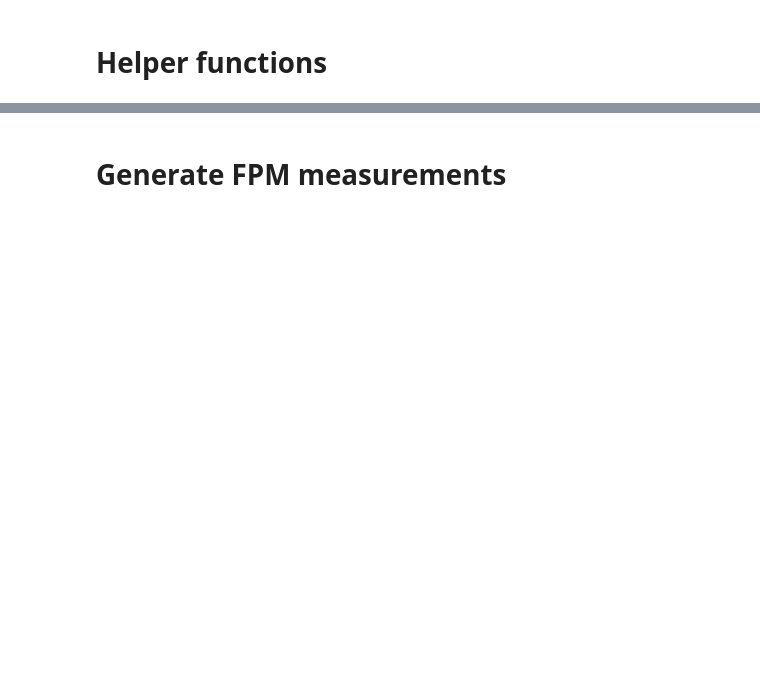
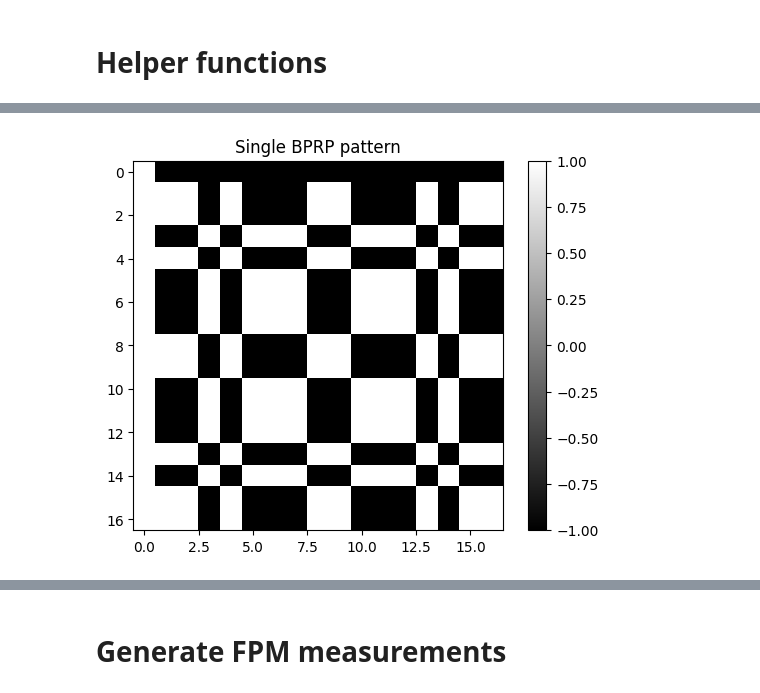
Before and after one commit to ArianaGu/EUV_FPM, a Jupyter notebook: fp_sim.ipynb, the cells around one changed output, grey strips where cells are left out. Saved outputs shown, nothing was run; the diff lists cells and outputs as text; code cells hidden in the pictures; blank space fills up the shorter version.

```diff
--- a/fp_sim.ipynb
+++ b/fp_sim.ipynb
@@ -56,0 +265,92 @@ def colorize(z):
+# %%
+def bprp(Nx_prime, Ny_prime=None):
+    """
+    Generate a Binary Pseudo-Random Pattern (a.k.a modified Uniformly Redundant Array)
+
+    Parameters:
+    Nx_prime, Ny_prime: Integers
+        Both should be prime numbers.
+
+    Returns:
+    ura: 2D numpy array
+        2D-BPRP of size Nx_prime x Ny_prime
+
+    References:
+    Fenimore & Cannon "Coded aperture imaging with uniformly redundant arrays"
+    dx.doi.org/10.1364/AO.17.000337
+    dx.doi.org/10.1364/AO.28.004344
+    dx.doi.org/10.1364/OE.22.019803
+    """
+
+    if Ny_prime is None:
+        Ny_prime = Nx_prime
+
+    if not (sympy.isprime(Nx_prime) and sympy.isprime(Ny_prime)):
+        raise ValueError('Needs two prime numbers!')
+
+    # basic array
+    ba = np.zeros((Nx_prime, Ny_prime))
+
+    # K is associated with Nx_prime and M is associated with Ny_prime.
+
+    # a simple method to implement the equations is to evaluate mod(x^2,r) for
+    # all x from 1 to r. The resulting values give the locations (I) in Cr
+    # that contains +1. All other terms in Cr are -1.
+    Cr = np.ones(Nx_prime) * -1
+    cr_idx = sorted(set(np.mod(np.arange(1, Nx_prime + 1) ** 2, Nx_prime)))
+    Cr[cr_idx] = 1
+
+    Cs = np.ones(Ny_prime) * -1
+    cs_idx = sorted(set(np.mod(np.arange(1, Ny_prime + 1) ** 2, Ny_prime)))
+    Cs[cs_idx] = 1
+
+    for ix in range(Nx_prime):
+        for jy in range(Ny_prime):
+            if ix == 0:
+                ba[ix, jy] = 0
+            elif ix != 0 and jy == 0:
+                ba[ix, jy] = 1
+            elif Cr[ix] * Cs[jy] == 1:
+                ba[ix, jy] = 1
+            else:
+                ba[ix, jy] = 0
+
+    # positive array
+    pa = ba * 2 - 1
+    # b[0, 0] has to be equal to 1 so that the sidelobes are flatter:
+    pa[0, 0] = 1
+
+    return pa
+
+pattern = bprp(17, 17)
+plt.imshow(pattern, cmap='gray')
+plt.title('Single BPRP pattern')
+plt.colorbar()
+plt.show()
+
+
+# BPRP size 17*60nm, corresponding to 17*4 pixels
+magnified_pattern = np.kron(pattern+1, np.ones((4, 4)))
+
+# 2.5um spacing between patterns
+pattern_size = magnified_pattern.shape[0]
+spacing = round(2.5e-6/dx_m) + pattern_size
+
+
+obj_bprp = np.zeros((roi_size_px, roi_size_px))
+width = 3*pattern_size + 2*spacing
+shift = (roi_size_px - width) // 2
+for i in range(3):
+    for j in range(3):
+        start_x = i * (pattern_size + spacing) + shift
+        start_y = j * (pattern_size + spacing) + shift
+        obj_bprp[start_x:start_x+pattern_size, start_y:start_y+pattern_size] = magnified_pattern
+
+
+plt.imshow(obj_bprp, extent=[x_m[0]*1e9, x_m[-1]*1e9, y_m[0]*1e9, y_m[-1]*1e9], cmap='gray')
+plt.xlabel('x position (nm)')
+plt.ylabel('y position (nm)')
+plt.title('BPRP object')
+plt.show()
+# %% [output]
+[figure, added]
```
Also changed, not shown: parts of 32 cells of this notebook, 3 other files.
